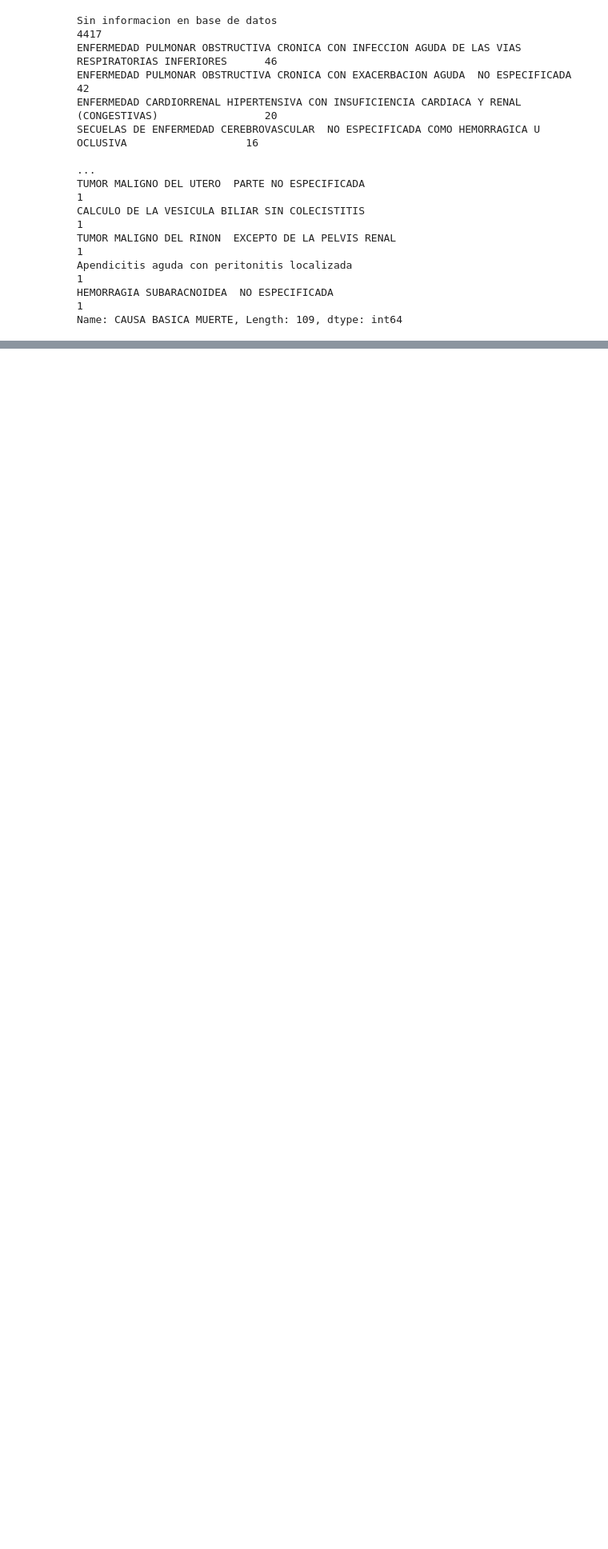
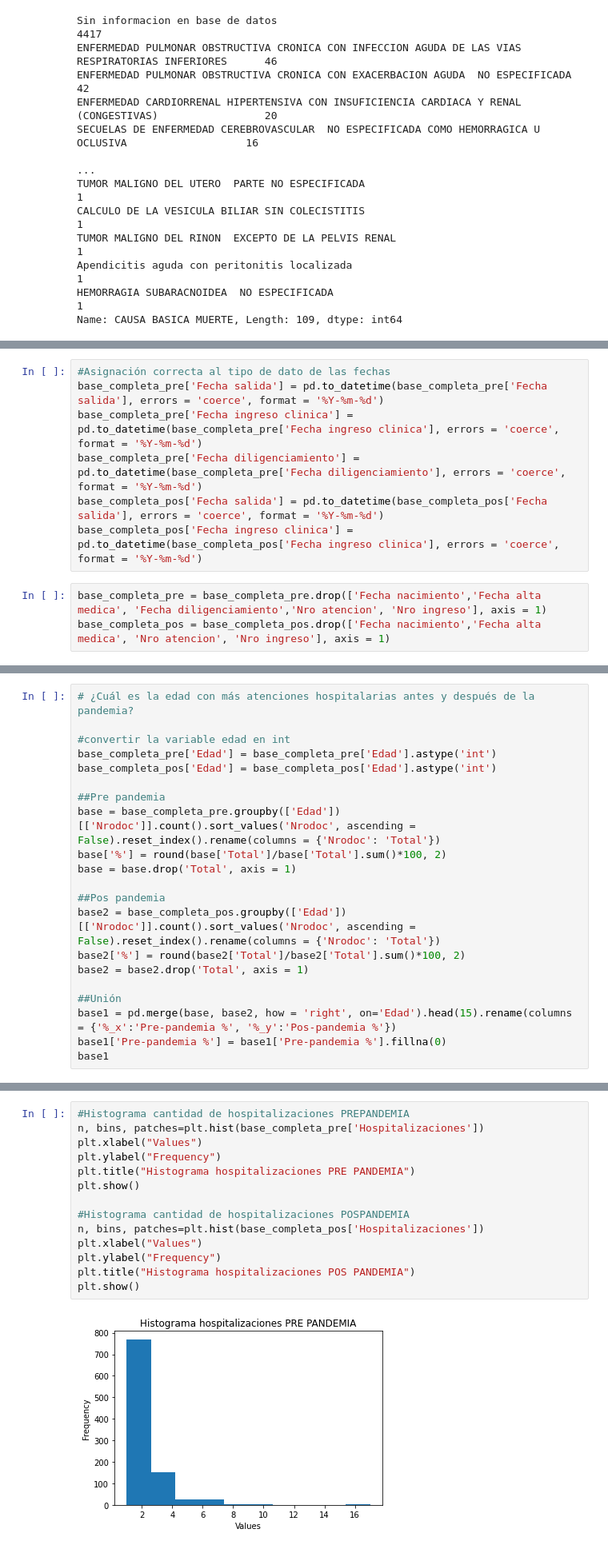
Before and after one commit to jhansanchez/caso_salud, a Jupyter notebook: Caso_salud.ipynb, the cells around one changed output, grey strips where cells are left out. Shown at 80% size. Cells and saved outputs as stored; diff of their text form; blank space fills up the shorter version.

Commit message:
Fin limpieza, exploración, selección de variables, selección  de modelos, ajuste hiperparámetros

```diff
--- a/Caso_salud.ipynb
+++ b/Caso_salud.ipynb
@@ -712,0 +1020,10 @@ cronicos_pre = cronicos_pre.drop(['Hora', 'Atención', 'Ingreso'], axis = 1)
+# %%
+#Asignación correcta al tipo de dato de las fechas
+base_completa_pre['Fecha salida'] = pd.to_datetime(base_completa_pre['Fecha salida'], errors = 'coerce', format = '%Y-%m-%d')
+base_completa_pre['Fecha ingreso clinica'] = pd.to_datetime(base_completa_pre['Fecha ingreso clinica'], errors = 'coerce', format = '%Y-%m-%d')
+base_completa_pre['Fecha diligenciamiento'] = pd.to_datetime(base_completa_pre['Fecha diligenciamiento'], errors = 'coerce', format = '%Y-%m-%d')
+base_completa_pos['Fecha salida'] = pd.to_datetime(base_completa_pos['Fecha salida'], errors = 'coerce', format = '%Y-%m-%d')
+base_completa_pos['Fecha ingreso clinica'] = pd.to_datetime(base_completa_pos['Fecha ingreso clinica'], errors = 'coerce', format = '%Y-%m-%d')
+# %%
+base_completa_pre = base_completa_pre.drop(['Fecha nacimiento','Fecha alta medica', 'Fecha diligenciamiento','Nro atencion', 'Nro ingreso'], axis = 1)
+base_completa_pos = base_completa_pos.drop(['Fecha nacimiento','Fecha alta medica', 'Nro atencion', 'Nro ingreso'], axis = 1)
@@ -714,0 +1167,21 @@ cronicos_pre = cronicos_pre.drop(['Hora', 'Atención', 'Ingreso'], axis = 1)
+# %%
+# ¿Cuál es la edad con más atenciones hospitalarias antes y después de la pandemia?
+
+#convertir la variable edad en int
+base_completa_pre['Edad'] = base_completa_pre['Edad'].astype('int')
+base_completa_pos['Edad'] = base_completa_pos['Edad'].astype('int')
+
+##Pre pandemia
+base = base_completa_pre.groupby(['Edad'])[['Nrodoc']].count().sort_values('Nrodoc', ascending = False).reset_index().rename(columns = {'Nrodoc': 'Total'})
+base['%'] = round(base['Total']/base['Total'].sum()*100, 2)
+base = base.drop('Total', axis = 1)
+
+##Pos pandemia
+base2 = base_completa_pos.groupby(['Edad'])[['Nrodoc']].count().sort_values('Nrodoc', ascending = False).reset_index().rename(columns = {'Nrodoc': 'Total'})
+base2['%'] = round(base2['Total']/base2['Total'].sum()*100, 2)
+base2 = base2.drop('Total', axis = 1)
+
+##Unión
+base1 = pd.merge(base, base2, how = 'right', on='Edad').head(15).rename(columns = {'%_x':'Pre-pandemia %', '%_y':'Pos-pandemia %'})
+base1['Pre-pandemia %'] = base1['Pre-pandemia %'].fillna(0)
+base1
@@ -714,0 +1322,16 @@ cronicos_pre = cronicos_pre.drop(['Hora', 'Atención', 'Ingreso'], axis = 1)
+# %%
+#Histograma cantidad de hospitalizaciones PREPANDEMIA
+n, bins, patches=plt.hist(base_completa_pre['Hospitalizaciones'])
+plt.xlabel("Values")
+plt.ylabel("Frequency")
+plt.title("Histograma hospitalizaciones PRE PANDEMIA")
+plt.show()
+
+#Histograma cantidad de hospitalizaciones POSPANDEMIA
+n, bins, patches=plt.hist(base_completa_pos['Hospitalizaciones'])
+plt.xlabel("Values")
+plt.ylabel("Frequency")
+plt.title("Histograma hospitalizaciones POS PANDEMIA")
+plt.show()
+# %% [output]
+[figure, added]
```
Also changed, not shown: parts of 111 cells of this notebook.
